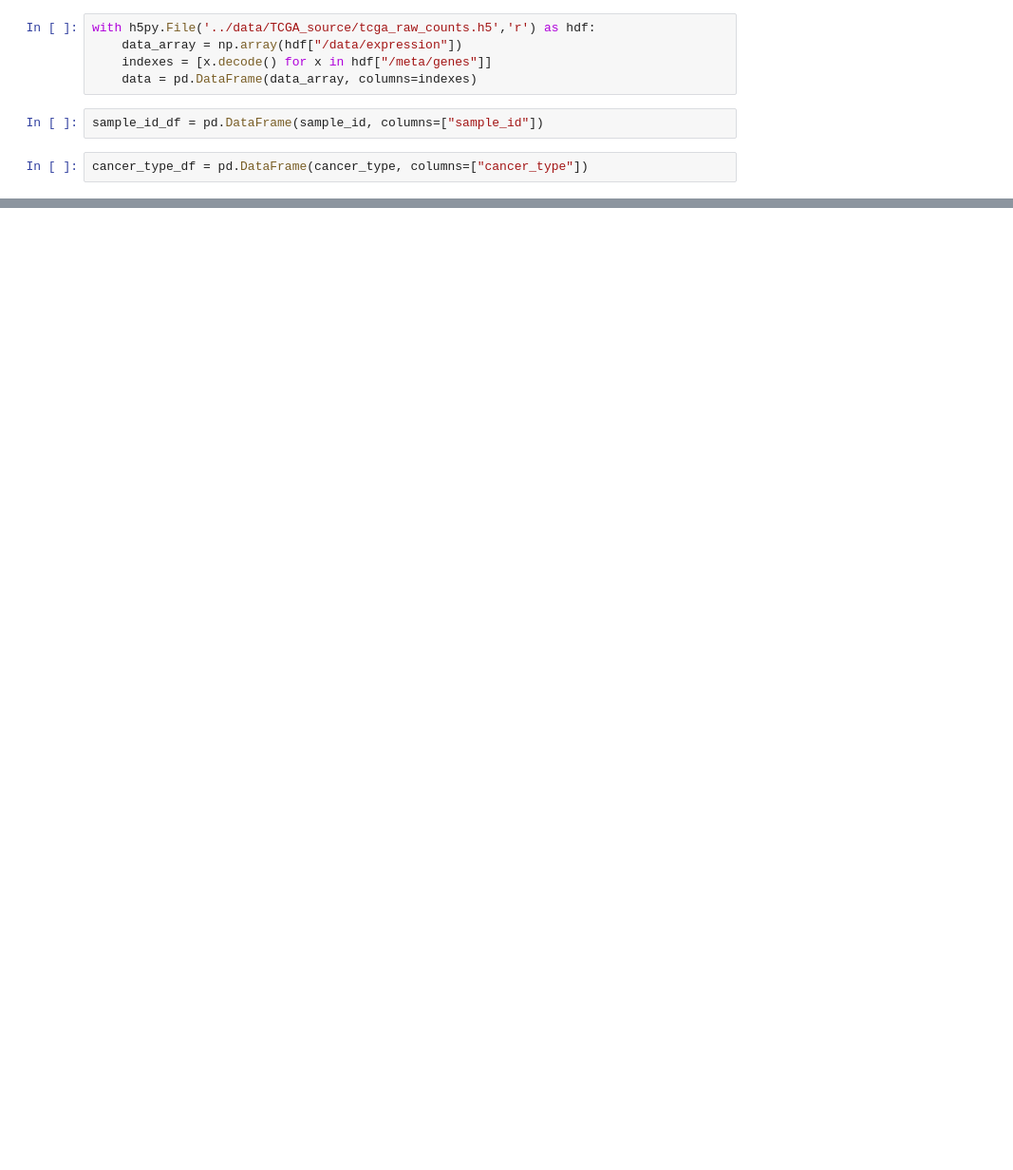
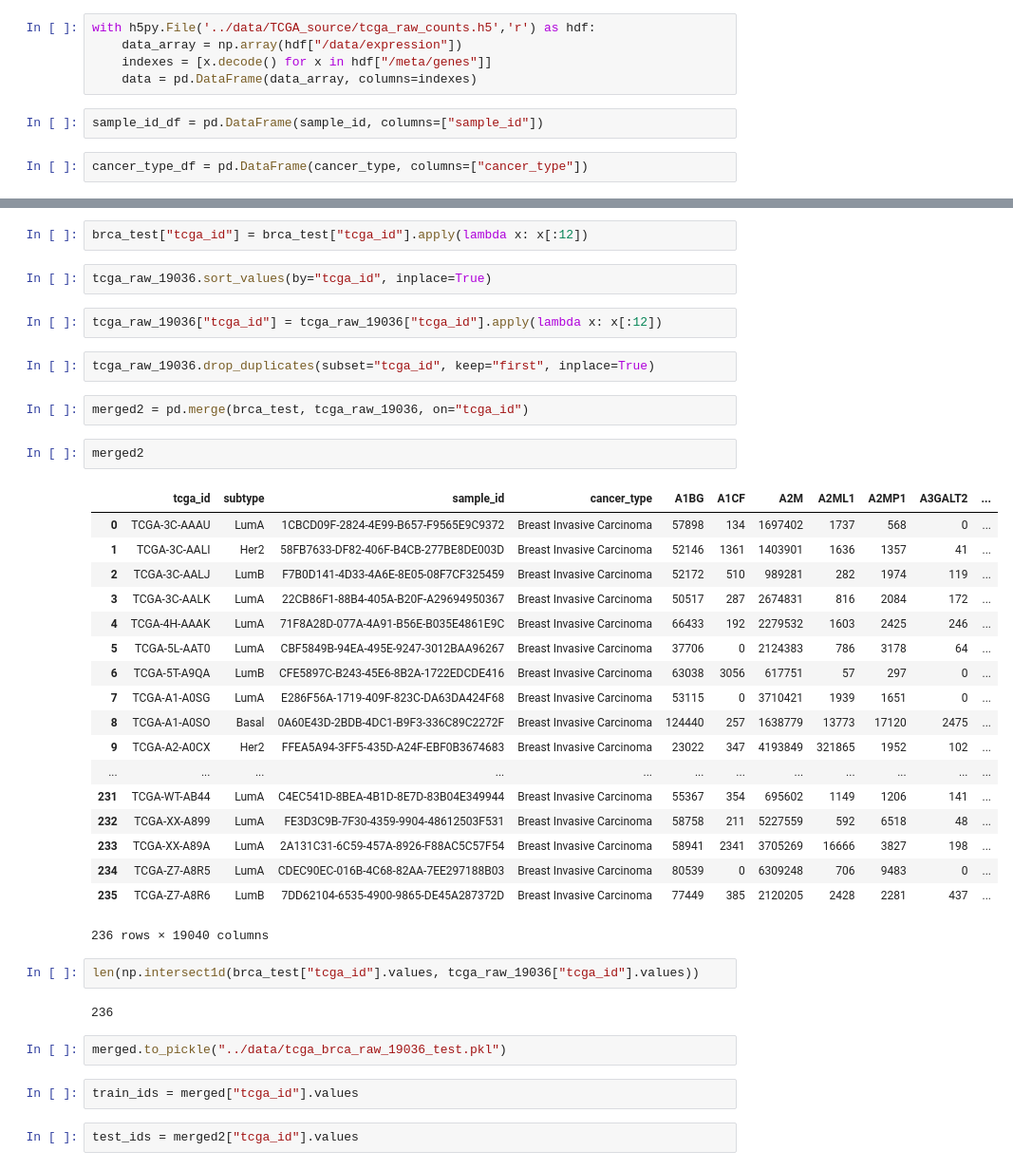
Before and after one commit to DEIB-GECO/brca_subtype, a Jupyter notebook: notebooks/ARCHS4_tcga_preprocessing.ipynb, the cells around one changed output, grey strips where cells are left out. Shown: that part at 95% size. Cells and saved outputs as stored; diff of their text form; blank space fills up the shorter version.

```diff
--- a/notebooks/ARCHS4_tcga_preprocessing.ipynb
+++ b/notebooks/ARCHS4_tcga_preprocessing.ipynb
@@ -101,0 +182,41 @@ len(common_all)
+# %%
+brca_test["tcga_id"] = brca_test["tcga_id"].apply(lambda x: x[:12])
+# %%
+tcga_raw_19036.sort_values(by="tcga_id", inplace=True)
+# %%
+tcga_raw_19036["tcga_id"] = tcga_raw_19036["tcga_id"].apply(lambda x: x[:12])
+# %%
+tcga_raw_19036.drop_duplicates(subset="tcga_id", keep="first", inplace=True)
+# %%
+merged2 = pd.merge(brca_test, tcga_raw_19036, on="tcga_id")
+# %%
+merged2
+# %% [output]
+|  | tcga_id | subtype | sample_id | cancer_type | A1BG | A1CF | A2M | A2ML1 | A2MP1 | A3GALT2 | ... |
+| 0 | TCGA-3C-AAAU | LumA | 1CBCD09F-2824-4E99-B657-F9565E9C9372 | Breast Invasive Carcinoma | 57898 | 134 | 1697402 | 1737 | 568 | 0 | ... |
+| 1 | TCGA-3C-AALI | Her2 | 58FB7633-DF82-406F-B4CB-277BE8DE003D | Breast Invasive Carcinoma | 52146 | 1361 | 1403901 | 1636 | 1357 | 41 | ... |
+| 2 | TCGA-3C-AALJ | LumB | F7B0D141-4D33-4A6E-8E05-08F7CF325459 | Breast Invasive Carcinoma | 52172 | 510 | 989281 | 282 | 1974 | 119 | ... |
+| 3 | TCGA-3C-AALK | LumA | 22CB86F1-88B4-405A-B20F-A29694950367 | Breast Invasive Carcinoma | 50517 | 287 | 2674831 | 816 | 2084 | 172 | ... |
+| 4 | TCGA-4H-AAAK | LumA | 71F8A28D-077A-4A91-B56E-B035E4861E9C | Breast Invasive Carcinoma | 66433 | 192 | 2279532 | 1603 | 2425 | 246 | ... |
+| 5 | TCGA-5L-AAT0 | LumA | CBF5849B-94EA-495E-9247-3012BAA96267 | Breast Invasive Carcinoma | 37706 | 0 | 2124383 | 786 | 3178 | 64 | ... |
+| 6 | TCGA-5T-A9QA | LumB | CFE5897C-B243-45E6-8B2A-1722EDCDE416 | Breast Invasive Carcinoma | 63038 | 3056 | 617751 | 57 | 297 | 0 | ... |
+| 7 | TCGA-A1-A0SG | LumA | E286F56A-1719-409F-823C-DA63DA424F68 | Breast Invasive Carcinoma | 53115 | 0 | 3710421 | 1939 | 1651 | 0 | ... |
+| 8 | TCGA-A1-A0SO | Basal | 0A60E43D-2BDB-4DC1-B9F3-336C89C2272F | Breast Invasive Carcinoma | 124440 | 257 | 1638779 | 13773 | 17120 | 2475 | ... |
+| 9 | TCGA-A2-A0CX | Her2 | FFEA5A94-3FF5-435D-A24F-EBF0B3674683 | Breast Invasive Carcinoma | 23022 | 347 | 4193849 | 321865 | 1952 | 102 | ... |
+| ... | ... | ... | ... | ... | ... | ... | ... | ... | ... | ... | ... |
+| 231 | TCGA-WT-AB44 | LumA | C4EC541D-8BEA-4B1D-8E7D-83B04E349944 | Breast Invasive Carcinoma | 55367 | 354 | 695602 | 1149 | 1206 | 141 | ... |
+| 232 | TCGA-XX-A899 | LumA | FE3D3C9B-7F30-4359-9904-48612503F531 | Breast Invasive Carcinoma | 58758 | 211 | 5227559 | 592 | 6518 | 48 | ... |
+| 233 | TCGA-XX-A89A | LumA | 2A131C31-6C59-457A-8926-F88AC5C57F54 | Breast Invasive Carcinoma | 58941 | 2341 | 3705269 | 16666 | 3827 | 198 | ... |
+| 234 | TCGA-Z7-A8R5 | LumA | CDEC90EC-016B-4C68-82AA-7EE297188B03 | Breast Invasive Carcinoma | 80539 | 0 | 6309248 | 706 | 9483 | 0 | ... |
+| 235 | TCGA-Z7-A8R6 | LumB | 7DD62104-6535-4900-9865-DE45A287372D | Breast Invasive Carcinoma | 77449 | 385 | 2120205 | 2428 | 2281 | 437 | ... |
+236 rows × 19040 columns
+# %%
+len(np.intersect1d(brca_test["tcga_id"].values, tcga_raw_19036["tcga_id"].values))
+# %% [output]
+236
+# %%
+merged.to_pickle("../data/tcga_brca_raw_19036_test.pkl")
+# %%
+train_ids = merged["tcga_id"].values
+# %%
+test_ids = merged2["tcga_id"].values
```
Also changed, not shown: parts of 59 cells of this notebook, 31 other files.
